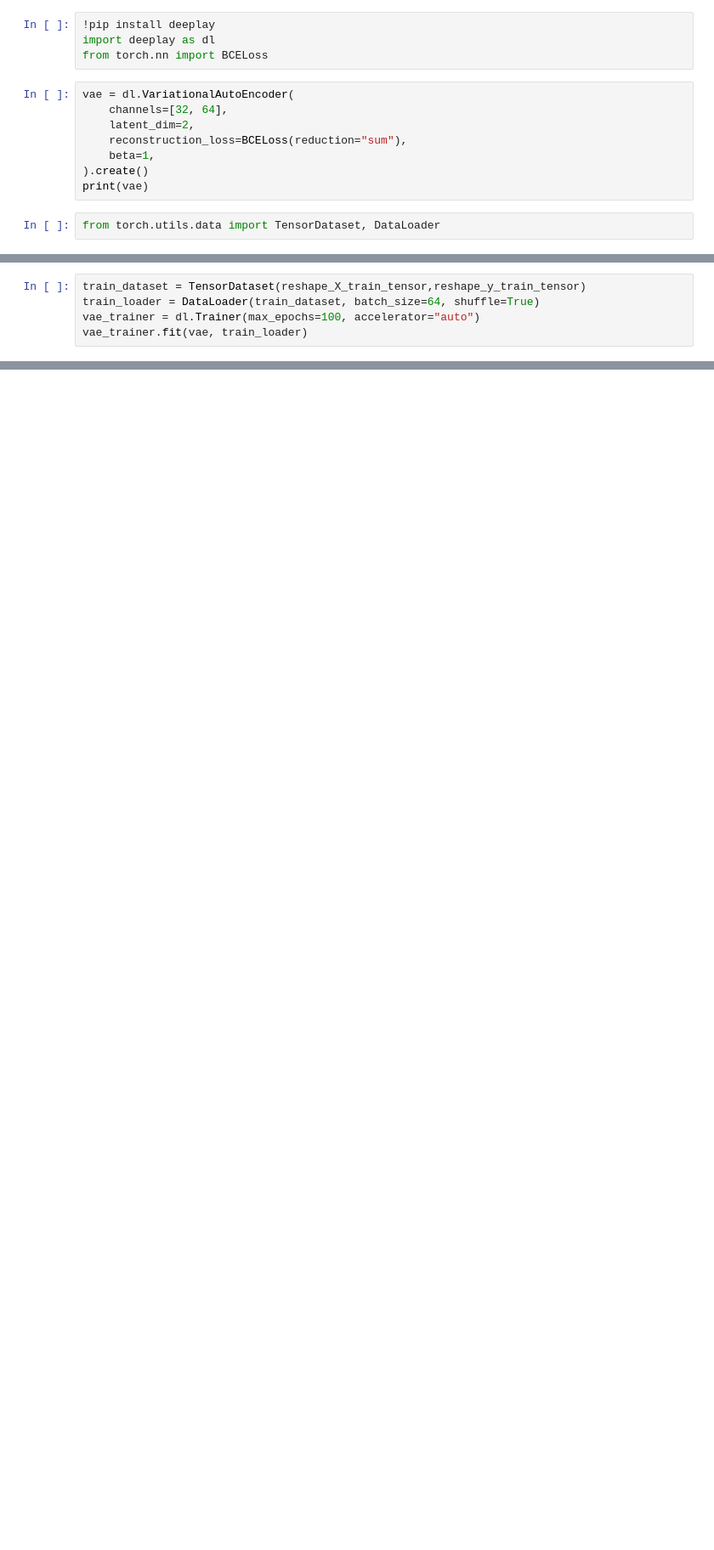
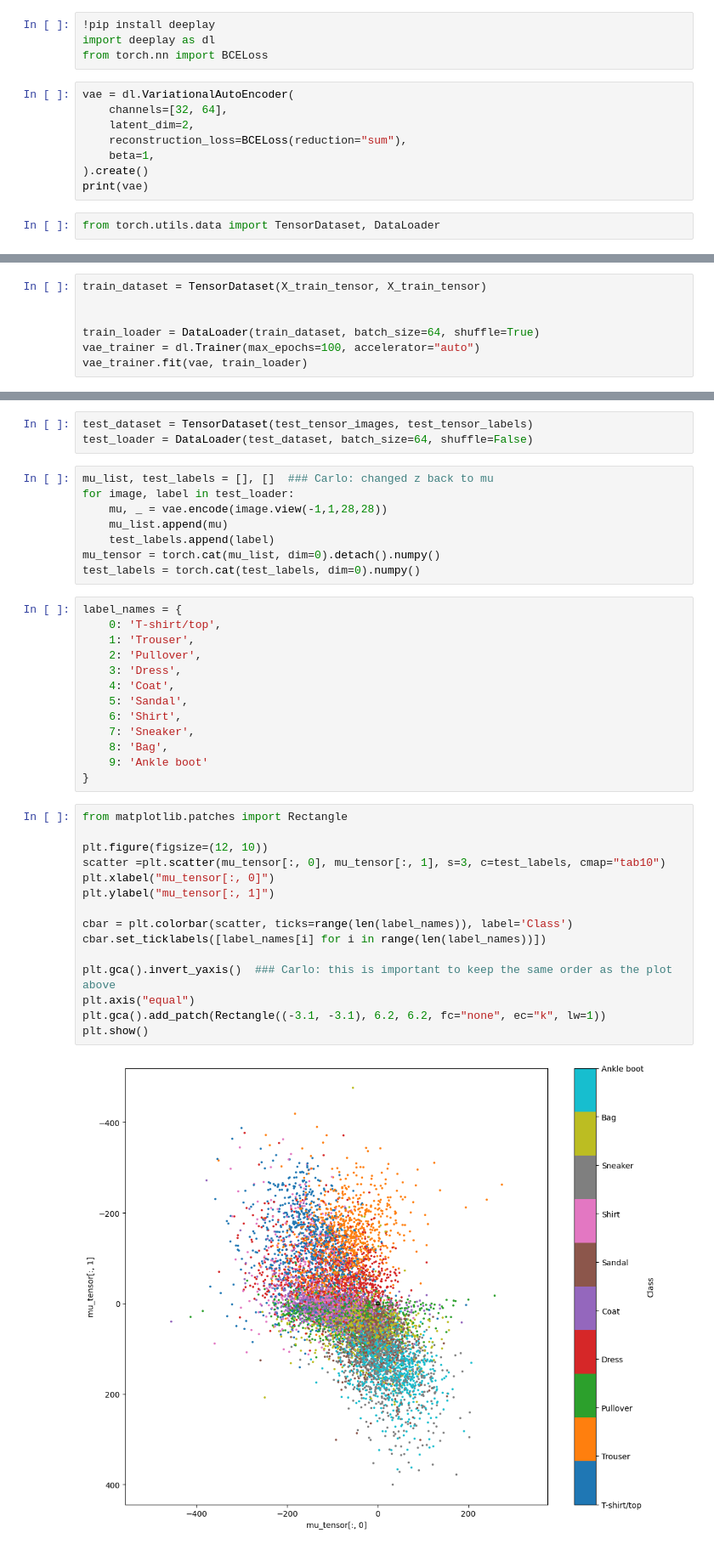
Before and after one commit to Penelopeeirini/DeepLearningCrashCourse, a Jupyter notebook: Ch04_AE/ec04_A_vae_mnist/vae_fashion_mnist.ipynb, the cells around one changed output, grey strips where cells are left out. Shown at 85% size. Drawn from its saved outputs; the diff is of its cells as text; blank space fills up the shorter version.

```diff
--- a/Ch04_AE/ec04_A_vae_mnist/vae_fashion_mnist.ipynb
+++ b/Ch04_AE/ec04_A_vae_mnist/vae_fashion_mnist.ipynb
@@ -95,5 +59,7 @@ torch.Size([60000, 1, 28, 28])
 # %%
-train_dataset = TensorDataset(reshape_X_train_tensor,reshape_y_train_tensor)
+train_dataset = TensorDataset(X_train_tensor, X_train_tensor)
+
+
 train_loader = DataLoader(train_dataset, batch_size=64, shuffle=True)
 vae_trainer = dl.Trainer(max_epochs=100, accelerator="auto")
 vae_trainer.fit(vae, train_loader)
@@ -150,0 +100,41 @@ plt.show()
+# %%
+test_dataset = TensorDataset(test_tensor_images, test_tensor_labels)
+test_loader = DataLoader(test_dataset, batch_size=64, shuffle=False)
+# %%
+mu_list, test_labels = [], []  ### Carlo: changed z back to mu
+for image, label in test_loader:
+    mu, _ = vae.encode(image.view(-1,1,28,28))
+    mu_list.append(mu)
+    test_labels.append(label)
+mu_tensor = torch.cat(mu_list, dim=0).detach().numpy()
+test_labels = torch.cat(test_labels, dim=0).numpy()
+# %%
+label_names = {
+    0: 'T-shirt/top',
+    1: 'Trouser',
+    2: 'Pullover',
+    3: 'Dress',
+    4: 'Coat',
+    5: 'Sandal',
+    6: 'Shirt',
+    7: 'Sneaker',
+    8: 'Bag',
+    9: 'Ankle boot'
+}
+# %%
+from matplotlib.patches import Rectangle
+
+plt.figure(figsize=(12, 10))
+scatter =plt.scatter(mu_tensor[:, 0], mu_tensor[:, 1], s=3, c=test_labels, cmap="tab10")
+plt.xlabel("mu_tensor[:, 0]")
+plt.ylabel("mu_tensor[:, 1]")
+
+cbar = plt.colorbar(scatter, ticks=range(len(label_names)), label='Class')
+cbar.set_ticklabels([label_names[i] for i in range(len(label_names))])
+
+plt.gca().invert_yaxis()  ### Carlo: this is important to keep the same order as the plot above
+plt.axis("equal")
+plt.gca().add_patch(Rectangle((-3.1, -3.1), 6.2, 6.2, fc="none", ec="k", lw=1))
+plt.show()
+# %% [output]
+[figure, added]
```
Also changed, not shown: parts of 16 cells of this notebook.
